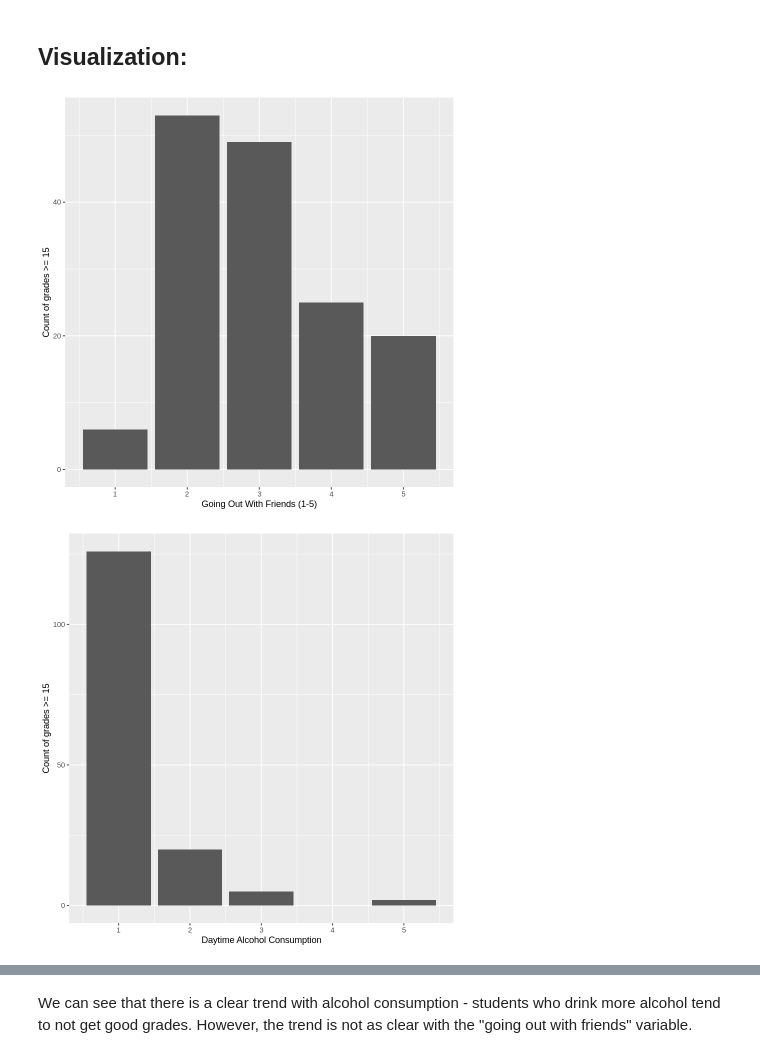
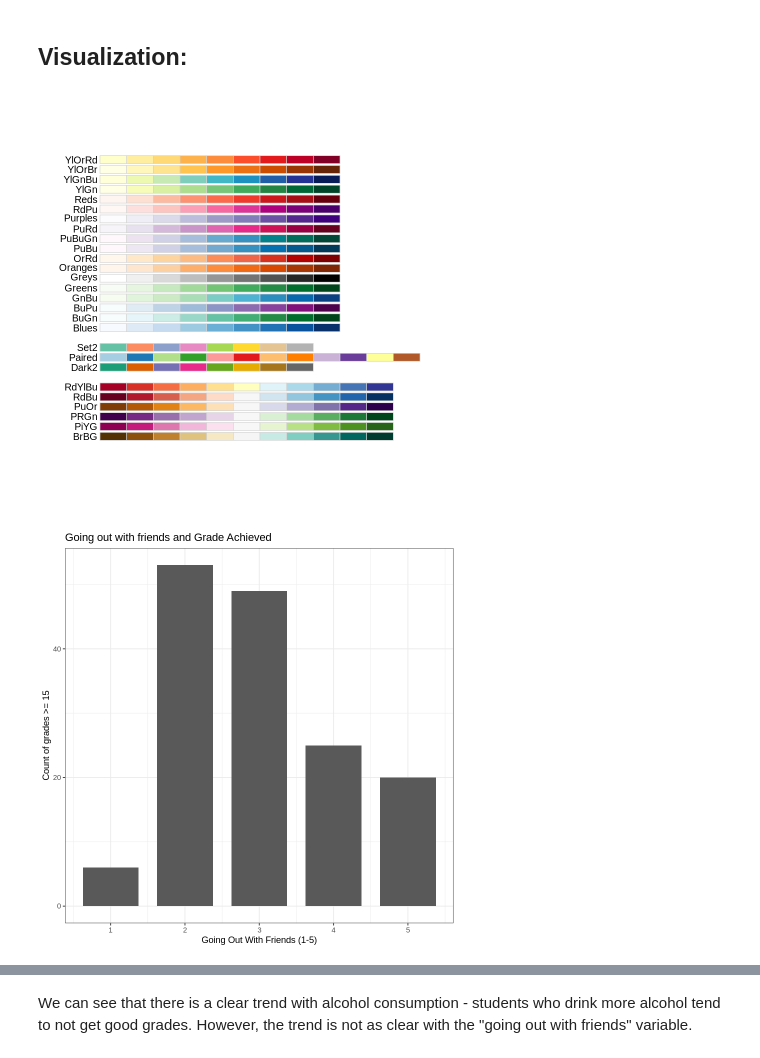
Before and after one commit to eto168/DSCI100_team24_project_proposal, a Jupyter notebook: Project-Report.ipynb, the cells around one changed output, grey strips where cells are left out. Cells and saved outputs as stored; diff of their text form; code cells hidden in the pictures.

```diff
--- a/Project-Report.ipynb
+++ b/Project-Report.ipynb
@@ -188,27 +193,38 @@ A tibble: 4 × 3
 # %%
 #plots that display the count of how many people got good grades (G3 >= 15) for each predictor variable
 
+#Add Colour Scheme
+#View RColorBrewer possible palettes
+display.brewer.all(colorblindFriendly = T)
+
 goout_viz <- data_train %>%
-             filter(G3 >= 15) %>%
-             ggplot(aes(x = goout)) +
-             geom_bar() +
-             xlab("Going Out With Friends (1-5)") +
-             ylab("Count of grades >= 15")
+    filter(G3 >= 15) %>%
+    ggplot(aes(x = goout)) +
+    geom_bar(width = 0.75) +
+    labs(x = "Going Out With Friends (1-5)",
+        y = "Count of grades >= 15") +
+    ggtitle("Going out with friends and Grade Achieved") +
+    theme_bw()
+
 dalc_viz <- data_train %>%
-            filter(G3 >= 15) %>%
-             ggplot(aes(x = Dalc)) +
-             geom_bar() +
-             xlab("Daytime Alcohol Consumption") +
-             ylab("Count of grades >= 15")
+    filter(G3 >= 15) %>%
+    ggplot(aes(x = Dalc)) +
+    geom_bar(width = 0.75) +
+    labs(x = "Daytime Alcohol Consumption",
+        y = "Count of grades >= 15") +
+    ggtitle("Day time alcohol consumption and Grades Achieved") +
+    theme_bw()
 walc_viz <- data_train %>%
-            filter(G3 >= 15) %>%
-             ggplot(aes(x = Walc)) +
-             geom_bar() +
-             xlab("Weekend Alcohol Consumption") +
-             ylab("Count of grades >= 15")
+    filter(G3 >= 15) %>%
+    ggplot(aes(x = Walc)) +
+    geom_bar(width = 0.75) +
+    labs(x = "Weekend Alcohol Consumption",
+        y = "Count of Grades >= 15") +
+    ggtitle("Weekend Alcohol Consumption and Grades Achieved") +
+    theme_bw()
 goout_viz
 dalc_viz
 walc_viz
 # %% [output]
-[figure, old version]
+[figure, new version]
-[figure, old version]
+[figure, new version]
```
Also changed, not shown: parts of 13 cells of this notebook.
